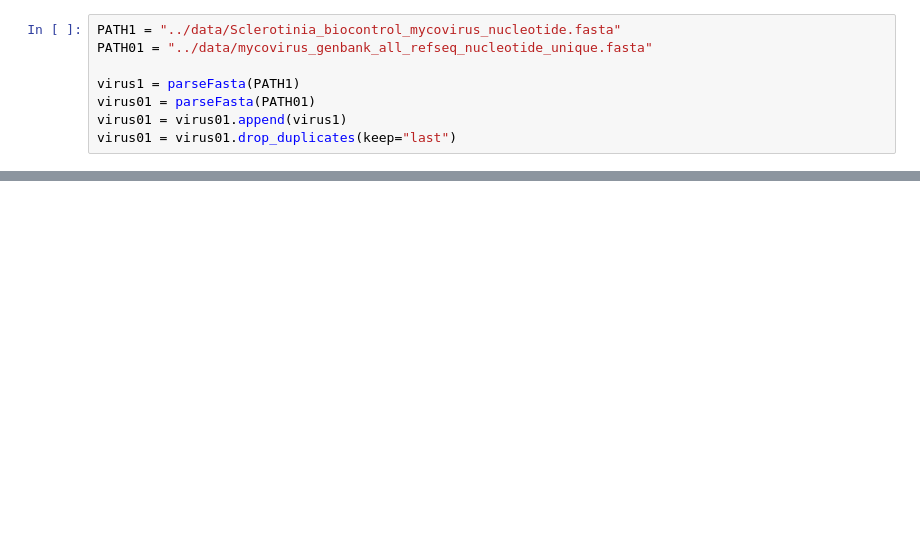
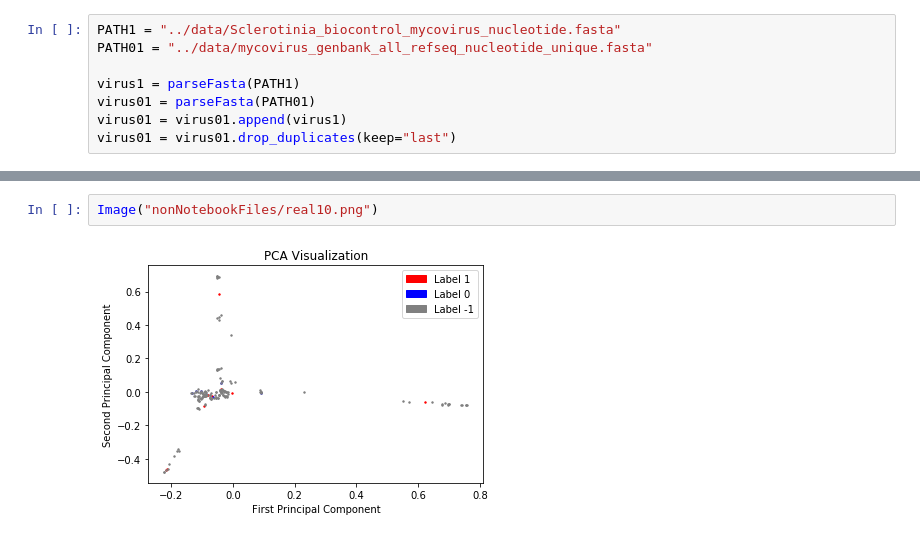
Before and after one commit to solislemuslab/mycovirus-ml, a Jupyter notebook: scripts/lukeSelberg/Fall2020/websiteScripts.ipynb, the cells around one changed output, grey strips where cells are left out. Cells and saved outputs as stored; diff of their text form; blank space fills up the shorter version.

```diff
--- a/scripts/lukeSelberg/Fall2020/websiteScripts.ipynb
+++ b/scripts/lukeSelberg/Fall2020/websiteScripts.ipynb
@@ -90,0 +152,4 @@ tSNE2d(kTable, y_hat, "test")
+# %%
+Image("nonNotebookFiles/real10.png")
+# %% [output]
+[figure, added]
```
Also changed, not shown: parts of 13 cells of this notebook, 34 other files.
